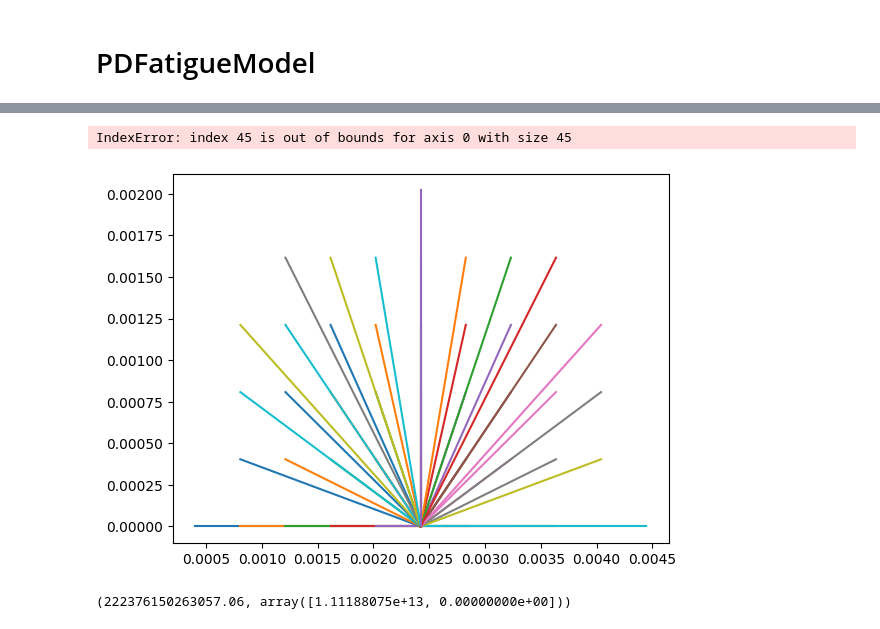
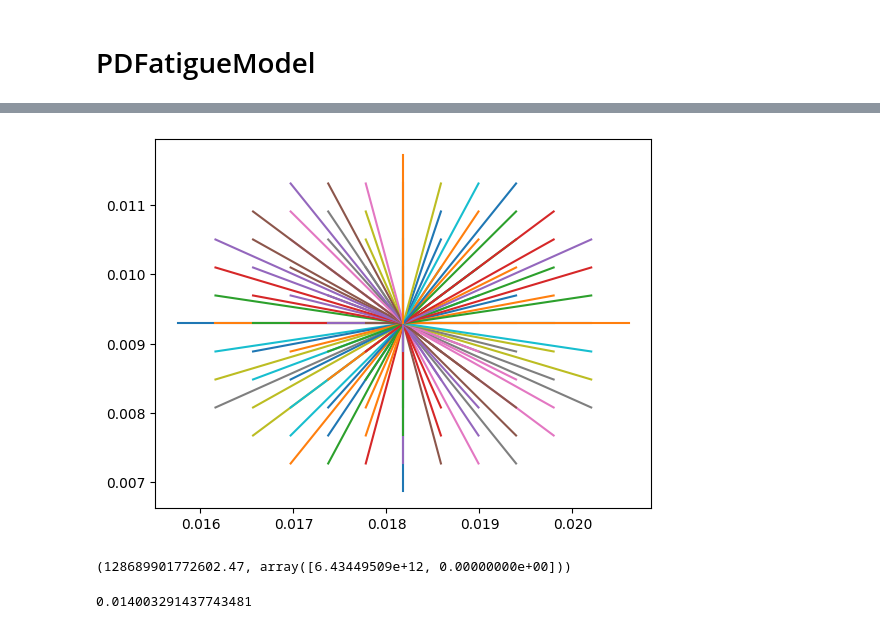
Before and after one commit to fjerenec/Verse2, a Jupyter notebook: main/SED-Interface.ipynb, the cells around one changed output, grey strips where cells are left out. Drawn from its saved outputs; the diff is of its cells as text; code cells hidden in the pictures.

Commit message:
added the SED graphs

```diff
--- a/main/SED-Interface.ipynb
+++ b/main/SED-Interface.ipynb
@@ -153,7 +153,7 @@ Again... we have a main "Discretisations" class through which we create single "
 # %%
 model0.Discretizations.create_discretization("TestDisc")
 # %%
-model0.Discretizations.discretizationsTable["TestDisc"].set_horizon(5*dx)
+model0.Discretizations.discretizationsTable["TestDisc"].set_horizon(6*dx)
 # model0.Discretizations.discretizationsTable["TestDisc"].create_crack(p1x = -0.01123,p2x = 0.009901,p1y = 0.0101123,p2y = 0.0101123)
 model0.Discretizations.discretizationsTable["TestDisc"].generate_bonds(partNodes = model0.Geometry.part_nodes)
 # %%
@@ -351,20 +343,23 @@ array([[-0.00000000e+00, -1.09567589e+13],
 # %%
-pnt = 6
-for bond in range(coordVec[solver.FID.neighbors[solver.FID.start_idx[2145]:solver.FID.end_idx[2145]]].shape[0]):
+pnt = 2345
+for bond in range(coordVec[solver.FID.neighbors[solver.FID.start_idx[pnt]:solver.FID.end_idx[pnt]]].shape[0]):
     y2 = coordVec[solver.FID.neighbors[solver.FID.start_idx[pnt]:solver.FID.end_idx[pnt]]][bond][1]
     x2 = coordVec[solver.FID.neighbors[solver.FID.start_idx[pnt]:solver.FID.end_idx[pnt]]][bond][0]
     x1 = coordVec[pnt][0]
     y1 = coordVec[pnt][1]
 
     plt.plot([x1,x2],[y1,y2])
 # %% [output]
-IndexError: index 45 is out of bounds for axis 0 with size 45
-[figure, old version]
+[figure, new version]
 # %%
 c = lambda E,delta,h: 24/(np.pi*h*delta**3) *(E/(float(1-0.25)))
 f = lambda cc,s,n0,n1: cc*s * np.array((n0,n1))
 # %%
-cc = c(180000,5*dx,1)
+cc = c(180000,6*dx,1)
 cc,f(cc,0.05,1,0)
 # %% [output]
-(222376150263057.06, array([1.11188075e+13, 0.00000000e+00]))
+(128689901772602.47, array([6.43449509e+12, 0.00000000e+00]))
+# %%
+6.52459920e+12/6.43449509e+12-1
+# %% [output]
+0.014003291437743481
```
Also changed, not shown: parts of 6 cells of this notebook, 3 other files.
